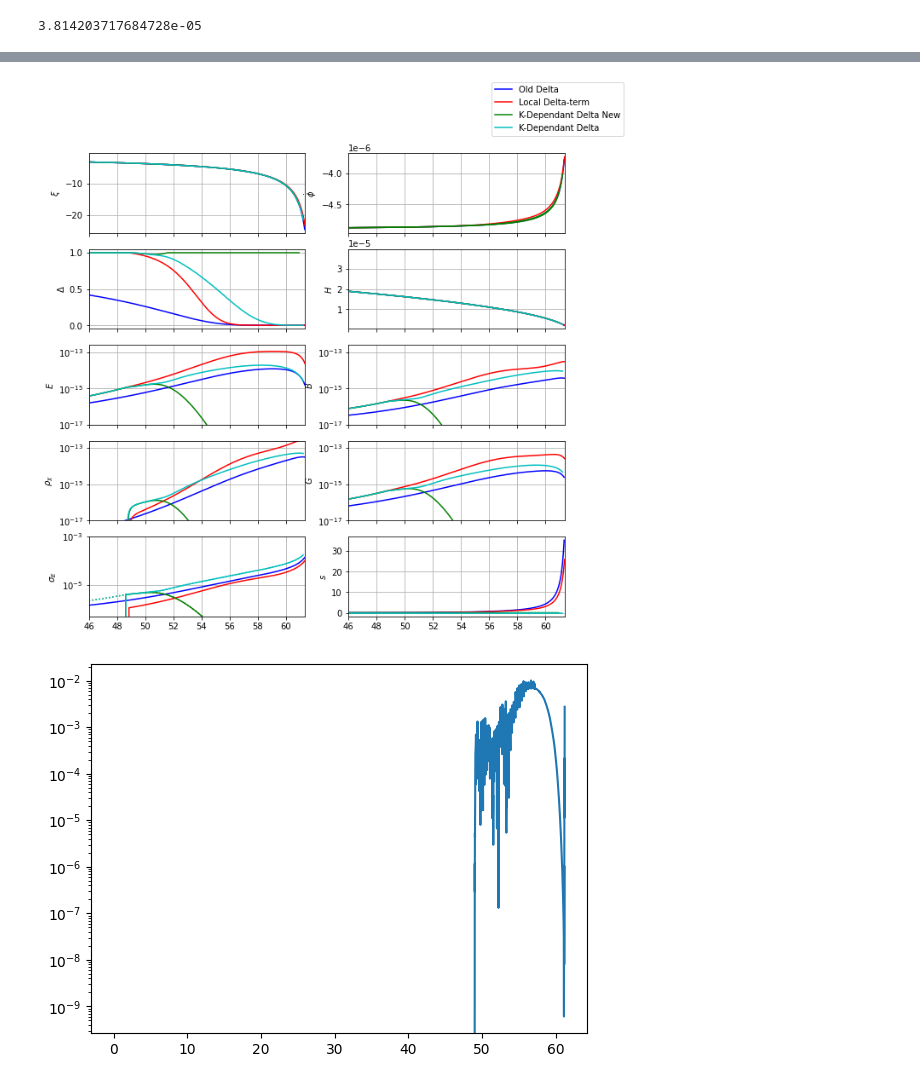
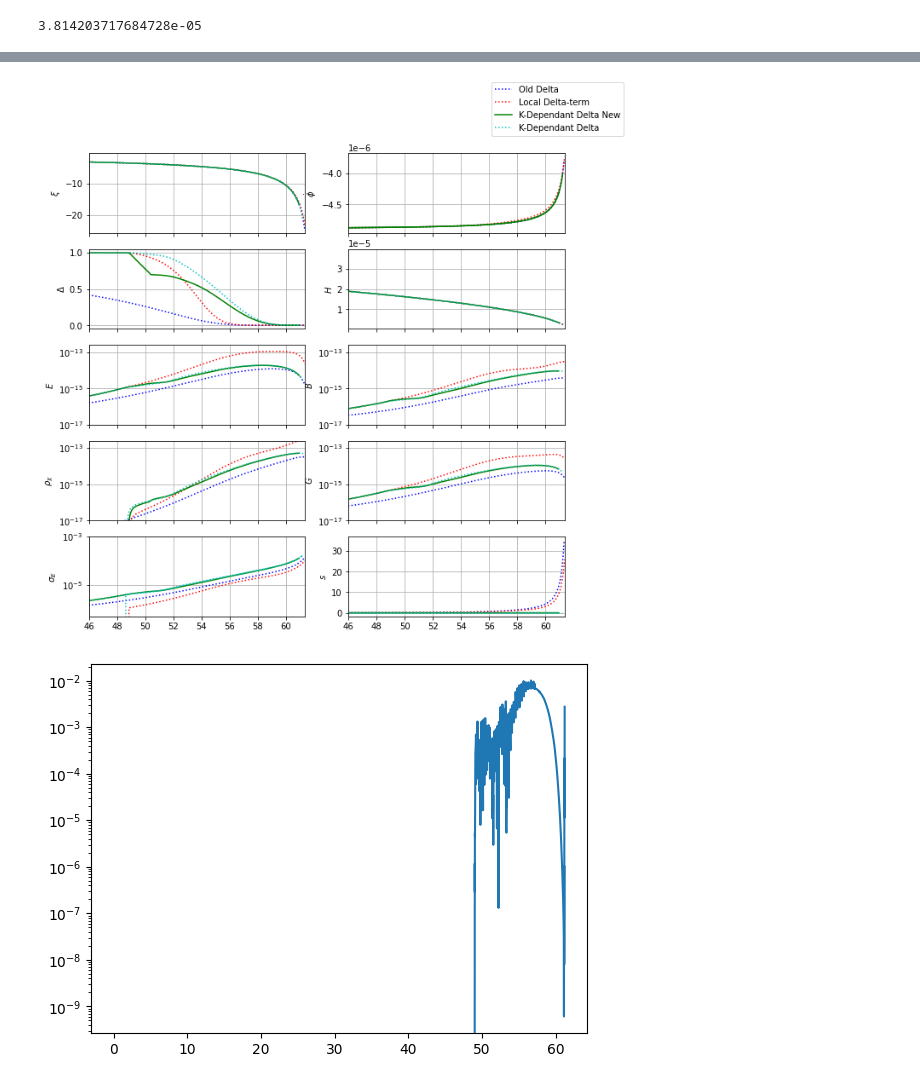
Before and after one commit to richard-von-eckardstein/GEFF, a Jupyter notebook: GEFTestGround.ipynb, the cells around one changed output, grey strips where cells are left out. Drawn from its saved outputs; the diff is of its cells as text; code cells hidden in the pictures.

```diff
--- a/GEFTestGround.ipynb
+++ b/GEFTestGround.ipynb
@@ -158,99 +115,99 @@ sEk3 = I.vals["sigmaEkh"]
 # %%
 fig, ax = plt.subplots(5,2, figsize=(10,10), sharex=True)
 
-ax[0,0].plot(N4, xi4, "b-", label="Old Delta")
-ax[0,0].plot(N1, xi1, "r-", label="Local Delta-term")
+ax[0,0].plot(N4, xi4, "b:", label="Old Delta")
+ax[0,0].plot(N1, xi1, "r:", label="Local Delta-term")
 ax[0,0].plot(N2, xi2, "g-", label="K-Dependant Delta New")
-ax[0,0].plot(N3, xi3, "c-", label="K-Dependant Delta")
+ax[0,0].plot(N3, xi3, "c:", label="K-Dependant Delta")
 ax[0,0].set_ylabel(r"$\xi$")
 
 
-ax[0,1].plot(N4, dphi4, "b-")
-ax[0,1].plot(N1, dphi1, "r-")
+ax[0,1].plot(N4, dphi4, "b:")
+ax[0,1].plot(N1, dphi1, "r:")
 ax[0,1].plot(N2, dphi2, "g-")
 ax[0,1].plot(N3, dphi3, "g-")
 ax[0,1].set_ylabel(r"$\dot{\phi}$")
 #ax[0,1].set_ylabel(r"$\xi_{eff}$")
 
-ax[1,0].plot(N4, delta4, "b-")
-ax[1,0].plot(N1, delta1, "r-")
+ax[1,0].plot(N4, delta4, "b:")
+ax[1,0].plot(N1, delta1, "r:")
 ax[1,0].plot(N2, delta2, "g-")
-ax[1,0].plot(N3, delta3, "c-")
+ax[1,0].plot(N3, delta3, "c:")
 ax[1,0].set_ylabel(r"$\Delta$")
 
-ax[1,1].plot(N4, H4, "b-")
-ax[1,1].plot(N1, H1, "r-")
+ax[1,1].plot(N4, H4, "b:")
+ax[1,1].plot(N1, H1, "r:")
 ax[1,1].plot(N2, H2, "g-")
-ax[1,1].plot(N3, H3, "c-")
+ax[1,1].plot(N3, H3, "c:")
 ax[1,1].set_ylabel(r"$H$")
 
-ax[2,0].plot(N4, E4, "b-")
-ax[2,0].plot(N1, E1, "r-")
+ax[2,0].plot(N4, E4, "b:")
+ax[2,0].plot(N1, E1, "r:")
 ax[2,0].plot(N2, E2, "g-")
-ax[2,0].plot(N3, E3, "c-")
+ax[2,0].plot(N3, E3, "c:")
 ax[2,0].set_ylabel(r"$E$")
 ax[2,0].set_yscale("log")
 
-ax[2,1].plot(N4, B4, "b-")
-ax[2,1].plot(N1, B1, "r-")
+ax[2,1].plot(N4, B4, "b:")
+ax[2,1].plot(N1, B1, "r:")
 ax[2,1].plot(N2, B2, "g-")
-ax[2,1].plot(N3, B3, "c-")
+ax[2,1].plot(N3, B3, "c:")
 ax[2,1].set_ylabel(r"$B$")
 ax[2,1].set_yscale("log")
 
-ax[3,0].plot(N4, rhoChi4, "b-")
-ax[3,0].plot(N1, rhoChi1, "r-")
+ax[3,0].plot(N4, rhoChi4, "b:")
+ax[3,0].plot(N1, rhoChi1, "r:")
 ax[3,0].plot(N2, rhoChi2, "g-")
-ax[3,0].plot(N3, rhoChi3, "c-")
+ax[3,0].plot(N3, rhoChi3, "c:")
 ax[3,0].set_ylabel(r"$\rho_\chi$")
 ax[3,0].set_yscale("log")
 
-ax[3,1].plot(N4, abs(G4), "b-")
-ax[3,1].plot(N1, abs(G1), "r-")
+ax[3,1].plot(N4, abs(G4), "b:")
+ax[3,1].plot(N1, abs(G1), "r:")
 ax[3,1].plot(N2, abs(G2), "g-")
-ax[3,1].plot(N3, abs(G3), "c-")
+ax[3,1].plot(N3, abs(G3), "c:")
 ax[3,1].set_ylabel(r"$G$")
 ax[3,1].set_yscale("log")
 
-ax[4,0].plot(N4, sE4, "b-")
-ax[4,0].plot(N1, sE1, "r-")
-ax[4,0].plot(N2, sE2, "g:")
-ax[4,0].plot(N2, sEk, "g-")
-ax[4,0].plot(N3, sEk3, "c-")
+ax[4,0].plot(N4, sE4, "b:")
+ax[4,0].plot(N1, sE1, "r:")
+ax[4,0].plot(N2, sE2, "g-")
+#ax[4,0].plot(N2, sEk, "g-")
+ax[4,0].plot(N3, sEk3, "c:")
 ax[4,0].plot(N3, sE3, "c:")
 ax[4,0].set_ylabel(r"$\sigma_E$")
 ax[4,0].set_yscale("log")
 
-ax[4,1].plot(N4, s4, "b-")
-ax[4,1].plot(N1, s1, "r-")
-ax[4,1].plot(N2, s2, "g:")
-ax[4,1].plot(N2, sk, "g-")
-ax[4,1].plot(N3, sk3, "c-")
+ax[4,1].plot(N4, s4, "b:")
+ax[4,1].plot(N1, s1, "r:")
+ax[4,1].plot(N2, s2, "g-")
+#ax[4,1].plot(N2, sk, "g-")
+ax[4,1].plot(N3, sk3, "c:")
 ax[4,1].plot(N3, s3, "c:")
 ax[4,1].set_ylabel(r"$s$")
 #ax[4,1].set_yscale("log")
 
 lines_labels = [ax[0,0].get_legend_handles_labels()]
 lines, labels = [sum(lol, []) for lol in zip(*lines_labels)]
 fig.legend(lines, labels)
 
 """ax[0,0].set_ylim(-0.5,10)
 ax[2,0].set_ylim(-4.5e-6,1e-6)
 ax[4,0].set_ylim(-20,20)
 ax[4,0].set_ylim(1e7, 2e18)"""
 
 #ax[0,1].set_ylim(1e13, 1e23)
 ax[2,0].set_ylim(1e-17, 2.5e-13)
 ax[2,1].set_ylim(1e-17, 2.5e-13)
 ax[3,0].set_ylim(1e-17, 2.5e-13)
 ax[3,1].set_ylim(1e-17, 2.5e-13)
 ax[4,0].set_ylim(5e-7, 1e-3)
 #ax[4,1].set_ylim(1e-6, 8e-3)
 
 for ax in fig.axes:
     ax.grid(True)
     ax.set_xlim(46., max([*N1, *N4]))
     #ax.set_xlim(48.5, 50.5)
 plt.show()
 # %% [output]
-[figure, old version]
+[figure, new version]
```
Also changed, not shown: parts of 10 cells of this notebook, 6 other files.
